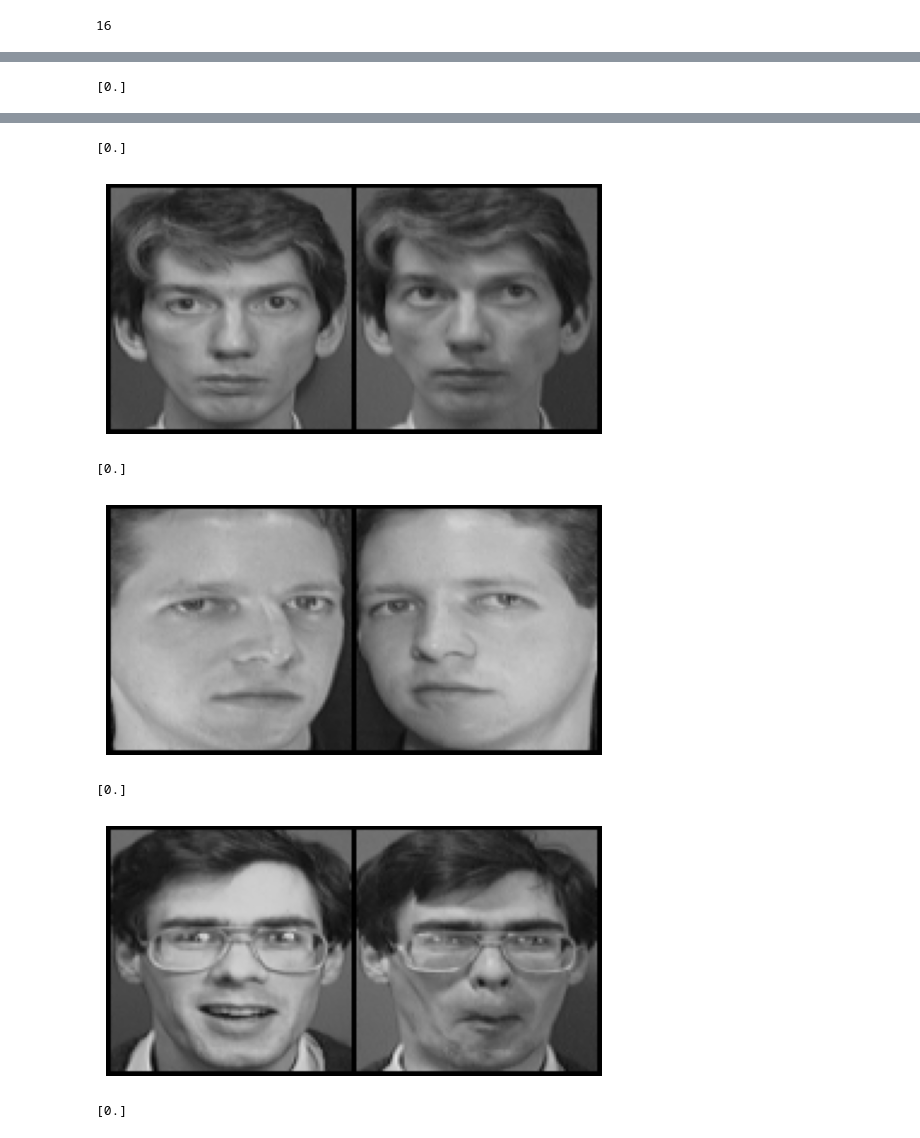
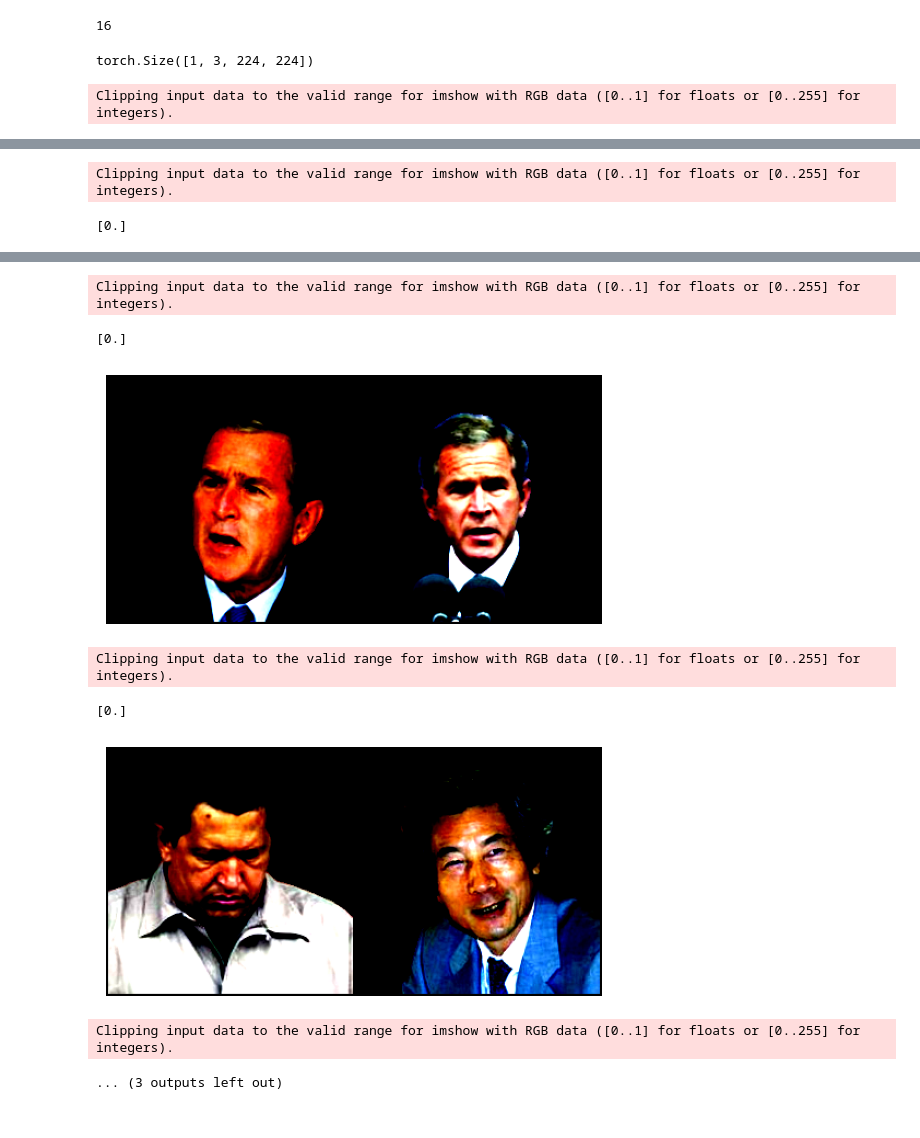
Before and after one commit to akshatgarg7/Just-In-Time-Detection-of-Unknown-Classes-Using-Deep-Learning, a Jupyter notebook: network_train_test.ipynb, the cells around one changed output, grey strips where cells are left out. Saved outputs shown, nothing was run; the diff lists cells and outputs as text; code cells hidden in the pictures.

Commit message:
transfer learning model

```diff
--- a/network_train_test.ipynb
+++ b/network_train_test.ipynb
@@ -37,13 +40,13 @@ from embeddings.mean_embeddings import mean_embeddings
 from scoring.test_report import test_report
 # %%
 # Setup the path where images are located
-PATH = r"H:\Just-In-Time-Detection-of-Unknown-Classes-Using-Deep-Learning\data\faces"
+PATH = r"H:\Just-In-Time-Detection-of-Unknown-Classes-Using-Deep-Learning\data\RGBFace_no_background"
 
 # Setup the number of channels in the image, 3 for color, 1 for monochrome
-nchannel=1
+nchannel=3
 
 # no of epoch
-EPOCH = 200
+EPOCH = 2000
 
 # whether it is triplet or contrastive
 FLAG = 'contrastive'
@@ -56,24 +59,29 @@ ROTATION = False
 testing = False
 
 # Threshold score
-THRESHOLD_SCORE = 0.3
+THRESHOLD_SCORE = 1
 
 device = torch.device("cuda" if torch.cuda.is_available() else "cpu")
 if device.type == "cuda":
     print(torch.cuda.get_device_name())
+    torch.cuda.empty_cache()
 # %% [output]
 NVIDIA GeForce RTX 3070 Laptop GPU
 # %%
 # Resize the images and transform to tensors
 if ROTATION:
-    transformation = transforms.Compose([transforms.Resize((100,100)),
+    transformation = transforms.Compose([transforms.Resize((224,224)),
         transforms.ToTensor(),
         transforms.RandomApply([
             transforms.RandomRotation([-30,30])], p = 0.2)
     ])
 else:
-    transformation = transforms.Compose([transforms.Resize((100,100)),
-                                     transforms.ToTensor()])
+    # transformation = transforms.Compose([transforms.Resize((100,100)),
+    #                                  transforms.ToTensor()])
+    transformation = transforms.Compose([transforms.Resize((224,224)),
+                                     transforms.ToTensor(),
+                                     transforms.Normalize(mean=[0.485, 0.456, 0.406], std=[0.229, 0.224, 0.225])]
+                                     )
 # %%
 os.cpu_count() #cpu count
 # %% [output]
@@ -81,4 +95,9 @@ os.cpu_count() #cpu count
+# %%
+tensor.size()
+# %% [output]
+torch.Size([1, 3, 224, 224])
 # %%
-vis_dataloader,_ =  get_dataset(joinpath(PATH,'train'),transformation,NetworkDataset,FLAG,0,1,True)
+vis_dataloader,_ =  get_dataset(joinpath(PATH,'train'), nchannel, transformation,NetworkDataset,FLAG,0,1,True)
 example_vis(vis_dataloader,FLAG)
 # %% [output]
+Clipping input data to the valid range for imshow with RGB data ([0..1] for floats or [0..255] for integers).
@@ -86 +105,2 @@ example_vis(vis_dataloader,FLAG)
-[0.]
+Clipping input data to the valid range for imshow with RGB data ([0..1] for floats or [0..255] for integers).
+[0.]
@@ -88,8 +108,9 @@ example_vis(vis_dataloader,FLAG)
-[0.]
+Clipping input data to the valid range for imshow with RGB data ([0..1] for floats or [0..255] for integers).
+[0.]
-[figure, old version]
+[figure, new version]
-[0.]
+Clipping input data to the valid range for imshow with RGB data ([0..1] for floats or [0..255] for integers).
+[0.]
-[figure, old version]
+[figure, new version]
-[0.]
-[figure, removed]
-[0.]
+Clipping input data to the valid range for imshow with RGB data ([0..1] for floats or [0..255] for integers).
+... (3 outputs left out)
 # %%
```
Also changed, not shown: parts of 25 cells of this notebook, 16 other files.
